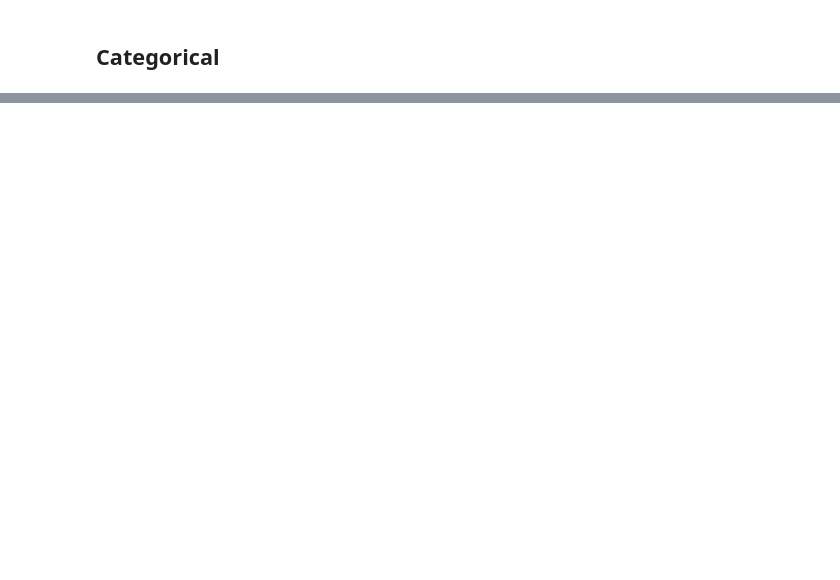
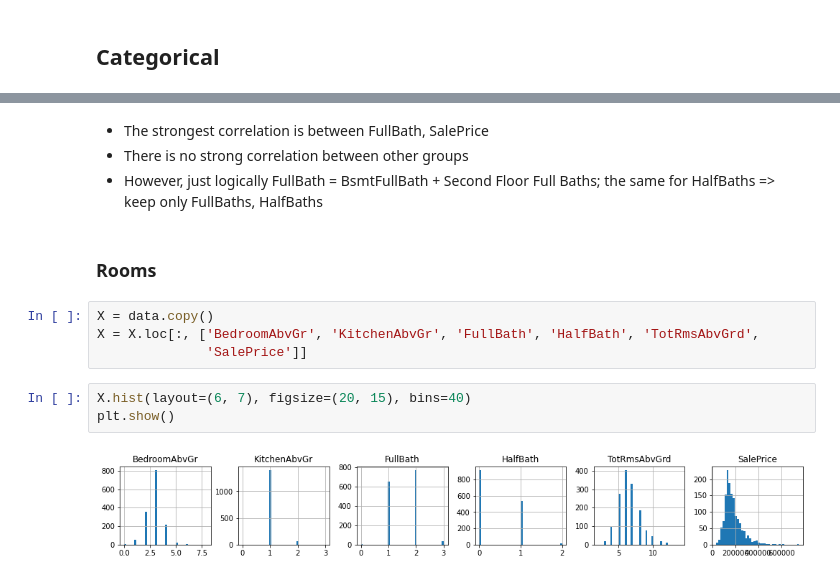
Before and after one commit to yauheni-se/HousePricesPrediction, a Jupyter notebook: HousePricesPrediction.ipynb, the cells around one changed output, grey strips where cells are left out. Drawn from its saved outputs; the diff is of its cells as text; blank space fills up the shorter version.

```diff
--- a/HousePricesPrediction.ipynb
+++ b/HousePricesPrediction.ipynb
@@ -774,0 +951,16 @@ for i in tmp['dist_cat']:
+# %% [markdown]
+- The strongest correlation is between FullBath, SalePrice
+- There is no strong correlation between other groups
+- However, just logically FullBath = BsmtFullBath + Second Floor Full Baths; the same for HalfBaths
+=> keep only FullBaths, HalfBaths
+# %% [markdown]
+### Rooms
+# %%
+X = data.copy()
+X = X.loc[:, ['BedroomAbvGr', 'KitchenAbvGr', 'FullBath', 'HalfBath', 'TotRmsAbvGrd',
+              'SalePrice']]
+# %%
+X.hist(layout=(6, 7), figsize=(20, 15), bins=40)
+plt.show()
+# %% [output]
+[figure, added]
```
Also changed, not shown: parts of 224 cells of this notebook, 1 other file.
